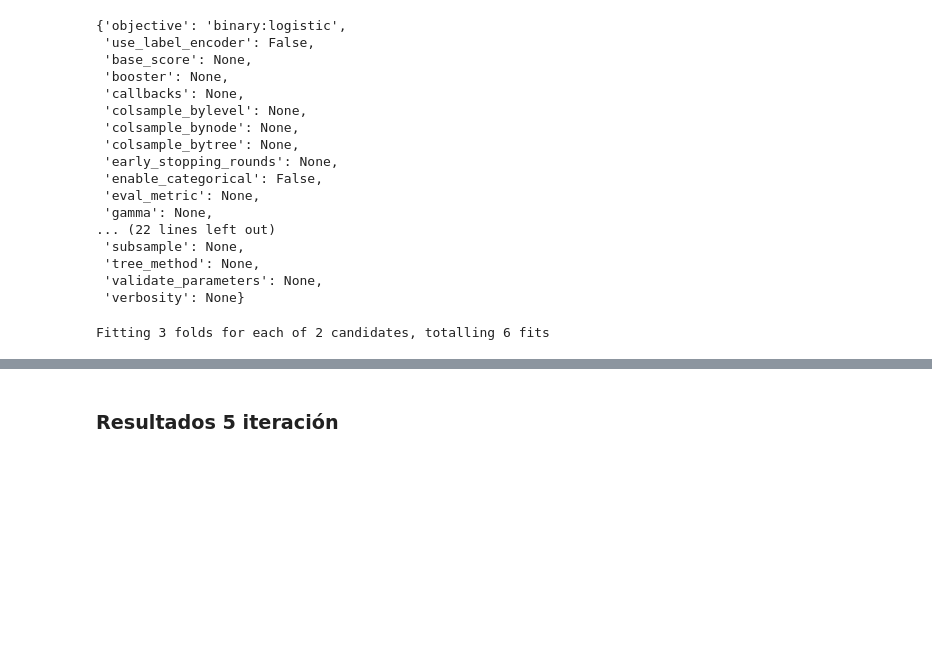
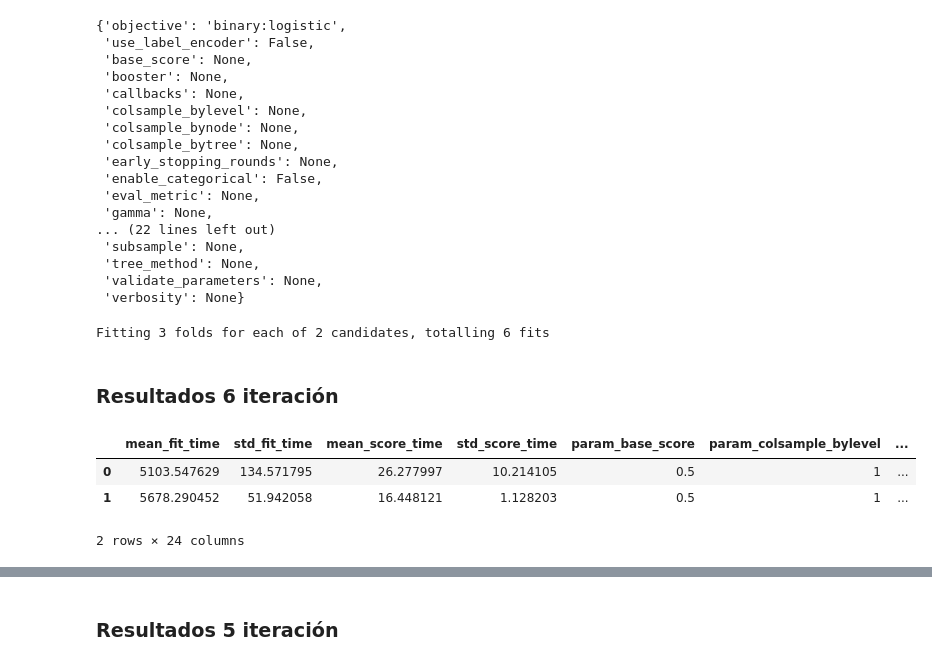
Before and after one commit to metalkutz/juanito_v2.0, a Jupyter notebook: mod_xgboost.ipynb, the cells around one changed output, grey strips where cells are left out. Cells and saved outputs as stored; diff of their text form; code cells hidden in the pictures; blank space fills up the shorter version.

```diff
--- a/mod_xgboost.ipynb
+++ b/mod_xgboost.ipynb
@@ -125,3 +125,14 @@ grid_solver = GridSearchCV(estimator = xgbmodel, # model to train
 model_result_xgboost = grid_solver.fit(X_train_smote, y_train_smote)
 # %% [output]
 Fitting 3 folds for each of 2 candidates, totalling 6 fits
+# %% [markdown]
+### Resultados 6 iteración
+# %%
+results_cv=model_result_xgboost.cv_results_
+results=pd.DataFrame(results_cv)
+results.head()
+# %% [output]
+|  | mean_fit_time | std_fit_time | mean_score_time | std_score_time | param_base_score | param_colsample_bylevel | ... |
+| 0 | 5103.547629 | 134.571795 | 26.277997 | 10.214105 | 0.5 | 1 | ... |
+| 1 | 5678.290452 | 51.942058 | 16.448121 | 1.128203 | 0.5 | 1 | ... |
+2 rows × 24 columns
```
Also changed, not shown: parts of 6 cells of this notebook, 1 other file.
